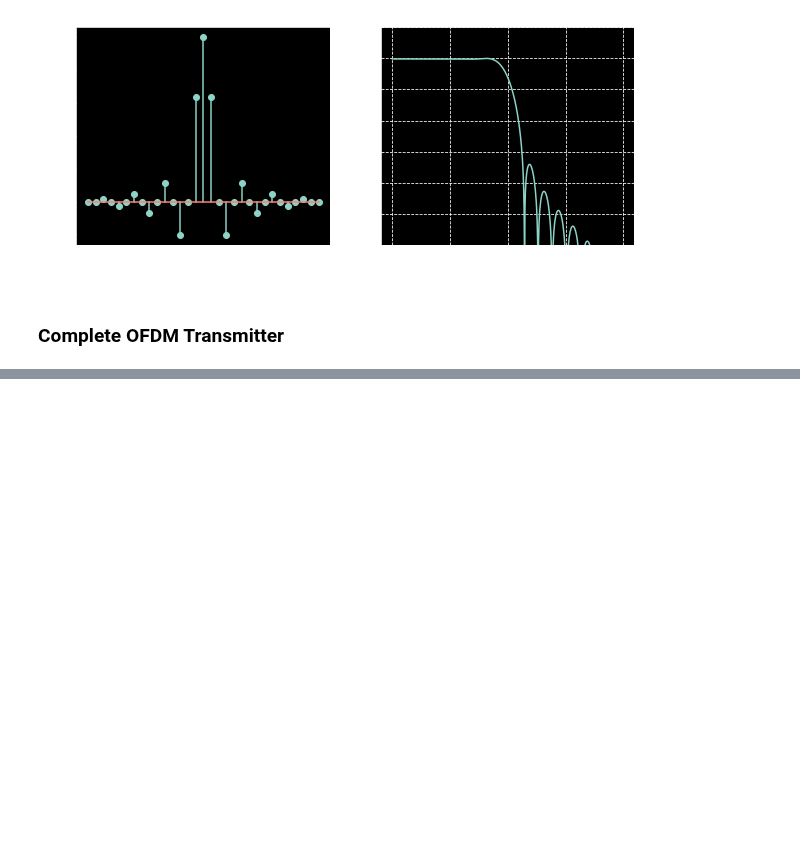
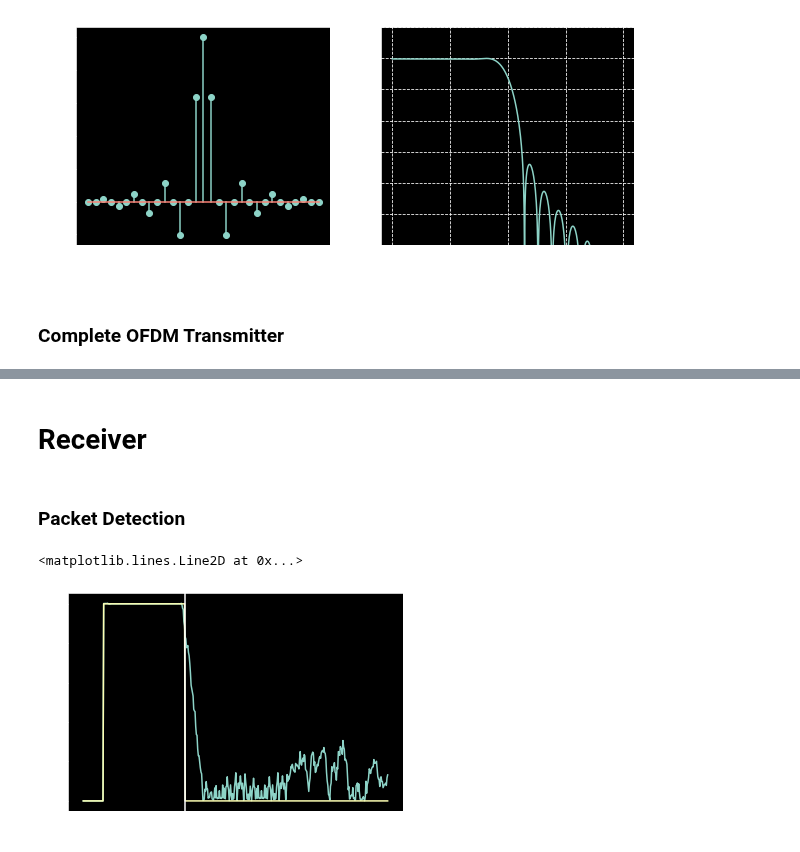
Before and after one commit to mohantyk/dsp_in_comm, a Jupyter notebook: chap6.ipynb, the cells around one changed output, grey strips where cells are left out. Cells and saved outputs as stored; diff of their text form; code cells hidden in the pictures; blank space fills up the shorter version.

Commit message:
Packet detection from short training seq

```diff
--- a/chap6.ipynb
+++ b/chap6.ipynb
@@ -319,0 +321,30 @@ plt.plot(ofdm_out.real);
+# %% [markdown]
+# Receiver
+# %% [markdown]
+### Packet Detection
+# %%
+# Decimate by 2
+rx_input = ofdm_out.copy()
+rx_20mhz = rx_input[::2] # Decimated by 2
+# %%
+delay = 16
+delay_corr = rx_20mhz[:-delay] * rx_20mhz[delay:].conj()
+auto_corr = rx_20mhz[:-delay] * rx_20mhz[:-delay].conj()
+
+auto_corr_est = pd.Series(delay_corr).rolling(32).mean().abs().values
+var_est = pd.Series(auto_corr).rolling(32).mean().abs().values
+
+comparison_ratio = auto_corr_est/var_est
+comparison_ratio = np.nan_to_num(comparison_ratio)
+
+detection_flag = np.zeros_like(comparison_ratio, int)
+detection_flag[comparison_ratio > 0.85] = 1
+
+falling_edge = np.where( np.diff(detection_flag)<0 )[0][0]
+
+plt.plot(comparison_ratio);
+plt.plot(detection_flag);
+plt.axvline(x=falling_edge)
+# %% [output]
+<matplotlib.lines.Line2D at 0x...>
+[figure, added]
```
Also changed, not shown: parts of 2 cells of this notebook.
